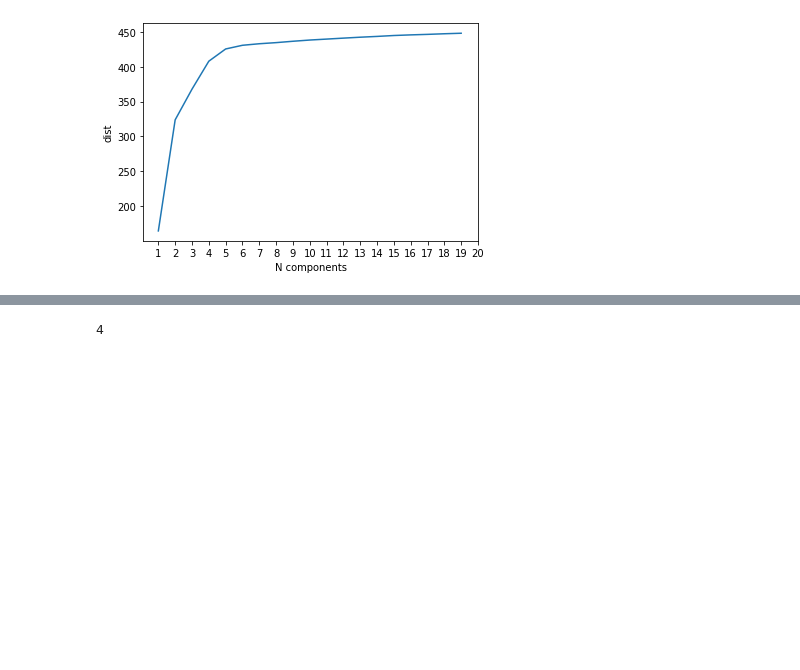
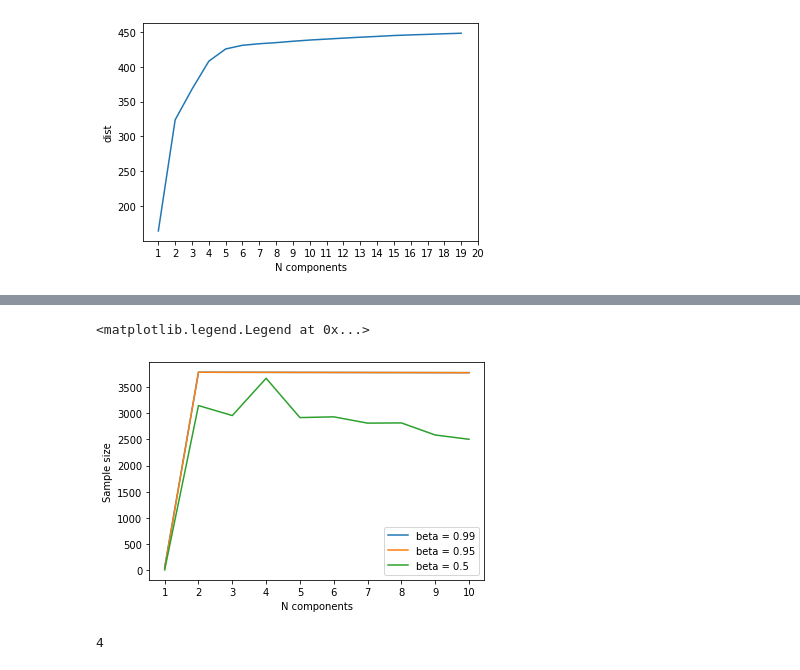
Before and after one commit to Anaxagor/Mixed-Learning-of-Bayesian-Networks, a Jupyter notebook: experiments/kmu_experiments.ipynb, the cells around one changed output, grey strips where cells are left out. Drawn from its saved outputs; the diff is of its cells as text; code cells hidden in the pictures; blank space fills up the shorter version.

```diff
--- a/experiments/kmu_experiments.ipynb
+++ b/experiments/kmu_experiments.ipynb
@@ -175,0 +269,2 @@ plt.legend()
+# %%
+data = geo['mean_tr'].values
@@ -176,3 +278,47 @@ plt.legend()
+# %%
+beta = [0.99, 0.95, 0.5]
+results = [[] for i in range (5)]
+for number, b in enumerate(beta):
+    mean_res = [[] for j in range(10)]
+    for k in range(20):
+        for i in range(1, 11, 1):
+            generator = GaussianMixture(n_components=i, random_state=0)
+            generator.fit(np.transpose([data]))
+            train_size = (geo.shape[0])
+            train = generator.sample(train_size)[0]
+            test = generator.sample(2*train_size)[0]
+            test_new = difference_ndarray(test, train)
+            while len(test_new) == 0:
+                train = generator.sample(train_size)[0]
+                test = generator.sample(1000)[0]
+                test_new = difference_ndarray(test, train)
+            ll_g = generator.lower_bound_#np.mean(generator.score_samples(train))#generator.lower_bound_#
+            max_zize = train_size - i
+            for n in range (i+1,max_zize,1):
+                model_sample = GaussianMixture(n_components=i, random_state=0).fit(train[0:n])
+                ll_test = np.mean(model_sample.score_samples(test_new))
+                diff = ll_g - ll_test
+                if diff <= -1*math.log(b):
+                    mean_res[i-1].append(n)
+                    break
+                else:
+                    if n == max_zize-1:
+                        mean_res[i-1].append(n)
+                    else:
+                        continue
+    for l in range(10):
+        results[number].append(np.mean(mean_res[l]))
+# %%
+plt.plot([i for i in range (1, 11, 1) ], results[0], label='beta = 0.99')
+plt.plot([i for i in range (1, 11, 1) ], results[1], label='beta = 0.95')
+plt.plot([i for i in range (1, 11, 1) ], results[2], label='beta = 0.5')
+plt.xlabel('N components')
+plt.ylabel('Sample size')
+plt.xticks([i for i in range (1, 11, 1) ], [i for i in range (1, 11, 1)])
+plt.legend()
+# %% [output]
+<matplotlib.legend.Legend at 0x...>
+[figure, added]
 # %%
 def n_component(data: pd.DataFrame, columns: list):
     bic = -1000000000000000
```
Also changed, not shown: parts of 8 cells of this notebook, 2 other files.
